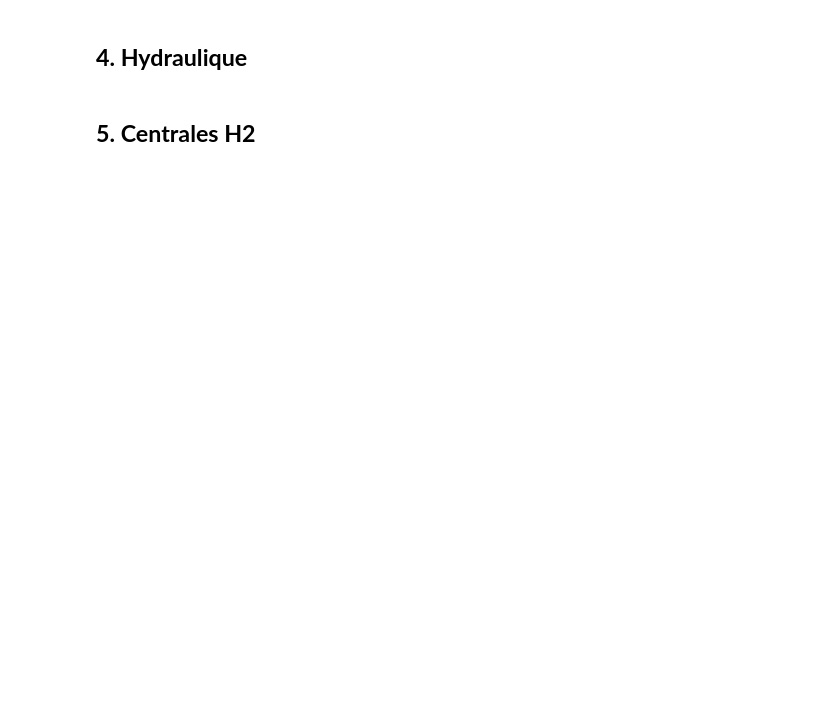
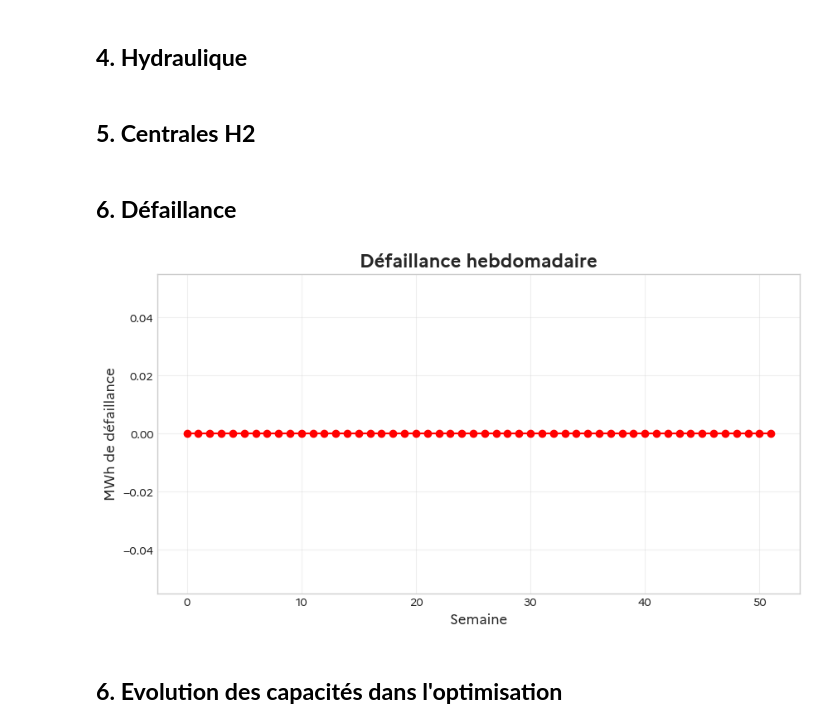
Before and after one commit to alextonon/ETE305_Optimization_Study, a Jupyter notebook: analysis.ipynb, the cells around one changed output. Drawn from its saved outputs; the diff is of its cells as text; code cells hidden in the pictures; blank space fills up the shorter version.

```diff
--- a/analysis.ipynb
+++ b/analysis.ipynb
@@ -294,3 +286,21 @@ plt.show()
 ## **4. Hydraulique**
 # %% [markdown]
 ## **5. Centrales H2**
+# %% [markdown]
+## **6. Défaillance**
+# %%
+defaillance = df_global["Defailance"]
+weeks = np.arange(len(defaillance)) // (7*24)
+weekly_defaillance = [defaillance[weeks == w].sum() for w in np.unique(weeks)]
+
+plt.figure(figsize=(10,5))
+plt.plot(weekly_defaillance, marker='o', color='red')
+plt.title("Défaillance hebdomadaire")
+plt.xlabel("Semaine")
+plt.ylabel("MWh de défaillance")
+plt.grid(alpha=0.3)
+plt.show()
+# %% [output]
+[figure, added]
+# %% [markdown]
+## **6. Evolution des capacités dans l'optimisation**
```
Also changed, not shown: parts of 9 cells of this notebook, 8 other files.
